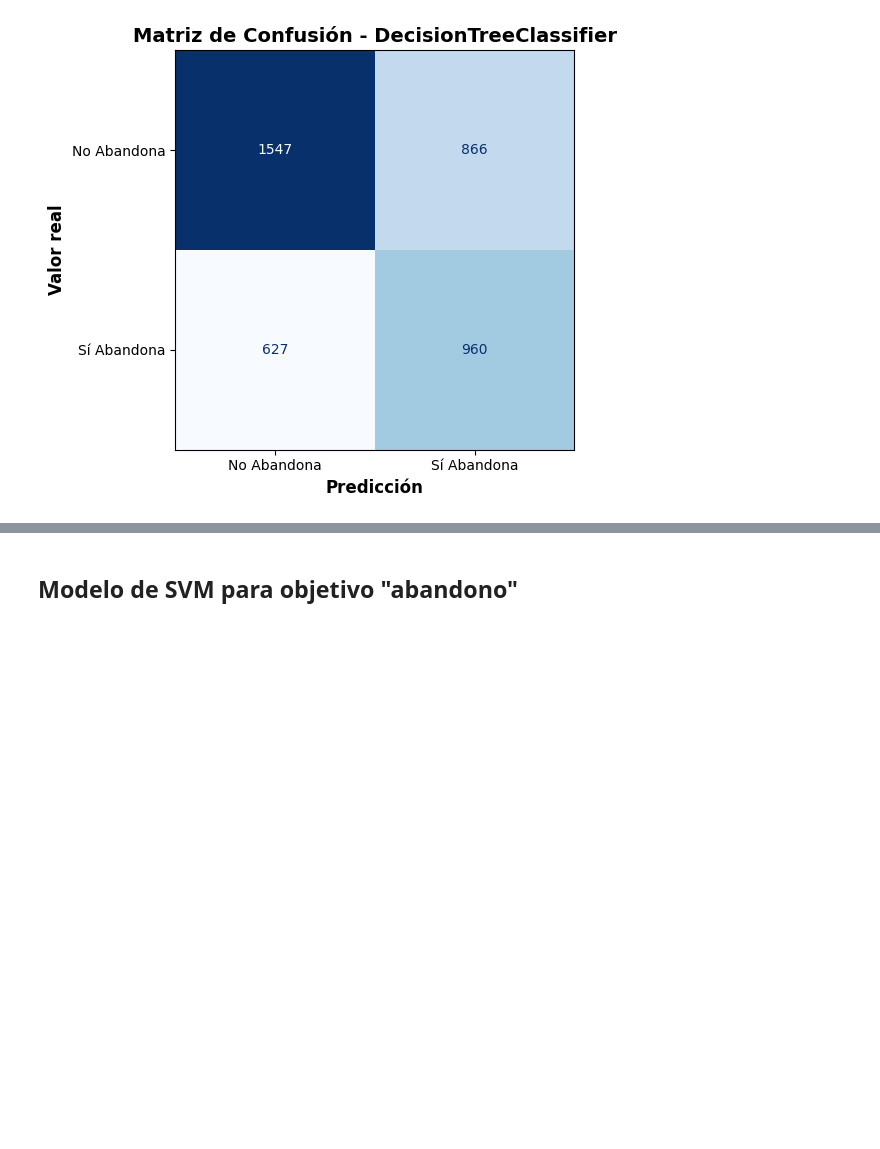
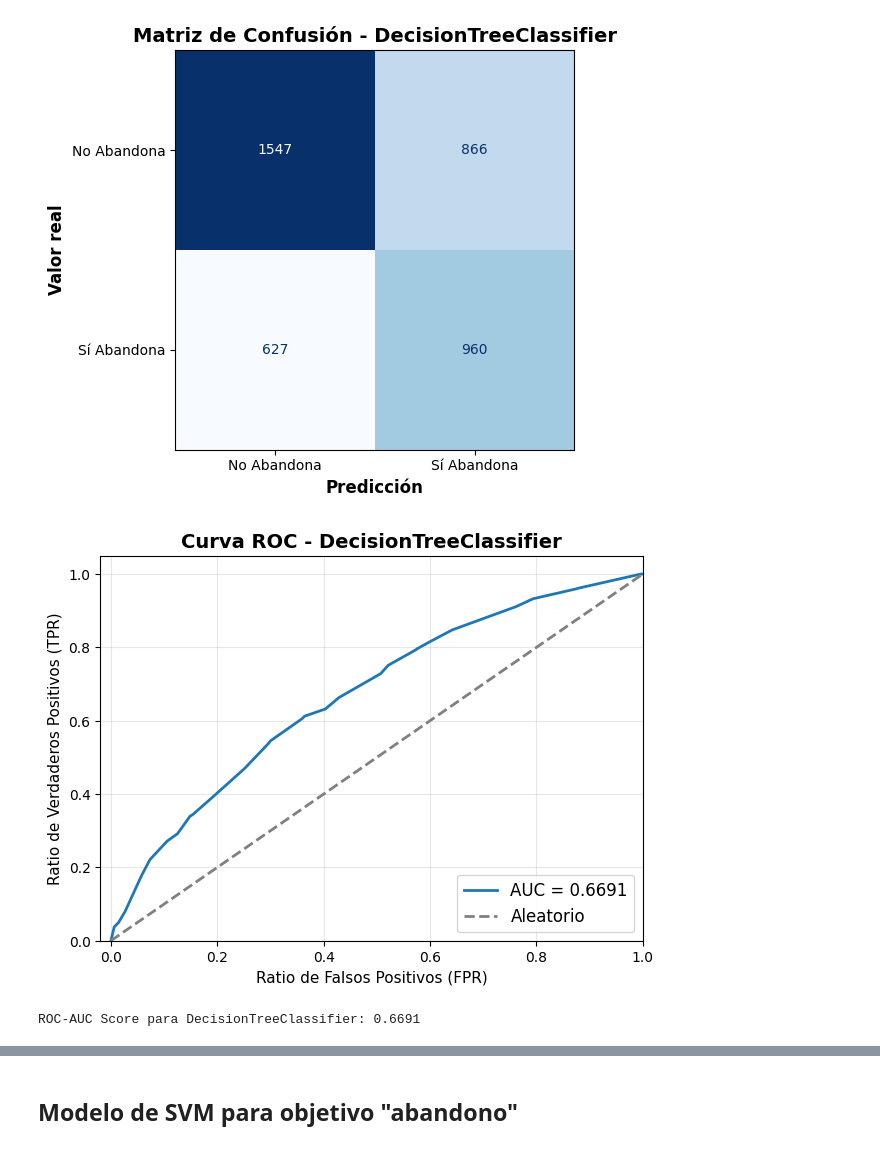
Before and after one commit to ramirezluna-david/proyecto_modelado_grp2, a Jupyter notebook: notebooks/02_modelos_supervisados.ipynb, the cells around one changed output, grey strips where cells are left out. Saved outputs shown, nothing was run; the diff lists cells and outputs as text; code cells hidden in the pictures; blank space fills up the shorter version.

```diff
--- a/notebooks/02_modelos_supervisados.ipynb
+++ b/notebooks/02_modelos_supervisados.ipynb
@@ -559,3 +570,13 @@ graficar_matriz_confusion(
 )
 # %% [output]
 [figure]
+# %%
+graficar_curva_roc(
+    modelo=pipeline_modelo_dtc,
+    X_test=X_test,
+    y_test=y_test,
+    nombre_modelo="DecisionTreeClassifier"
+)
+# %% [output]
+[figure, added]
+ROC-AUC Score para DecisionTreeClassifier: 0.6691
```
Also changed, not shown: parts of 4 cells of this notebook, 9 other files.
